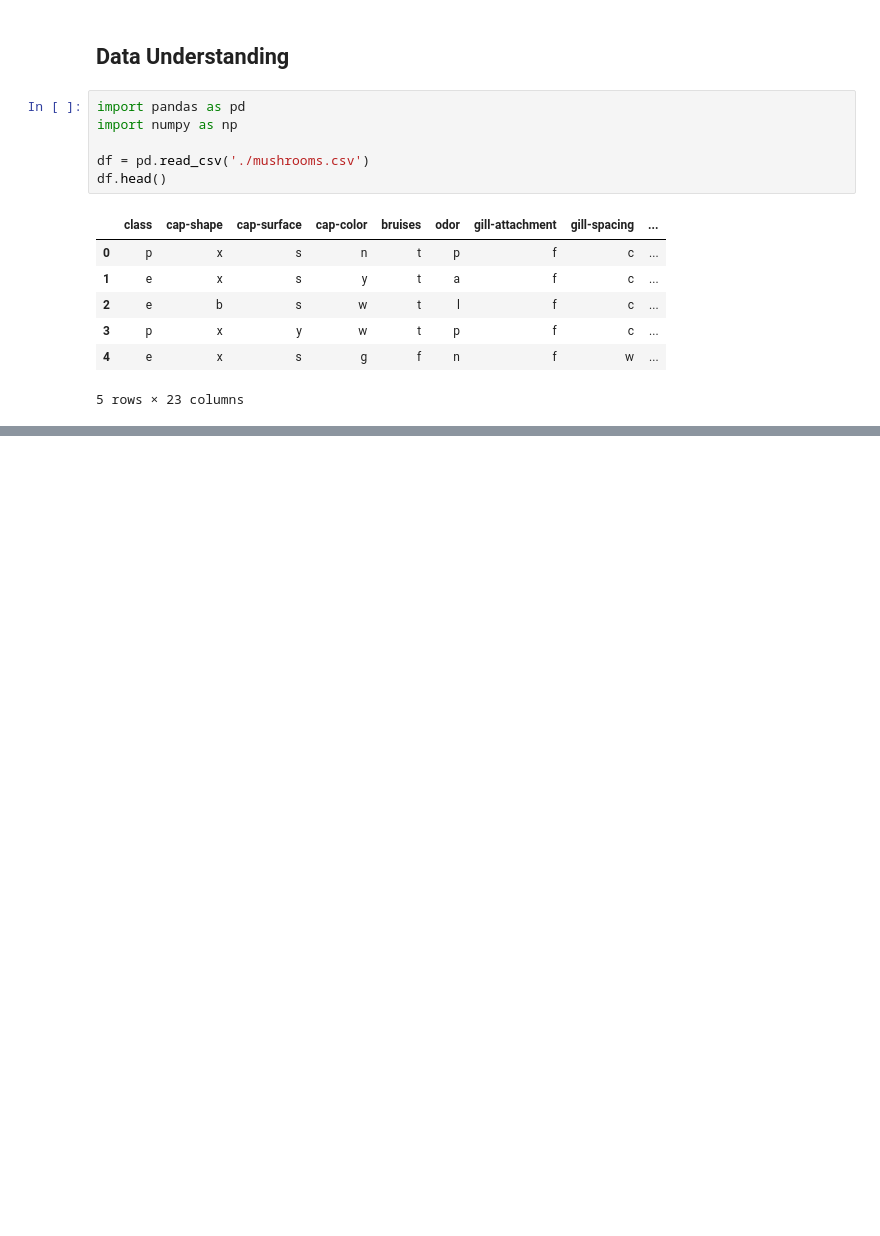
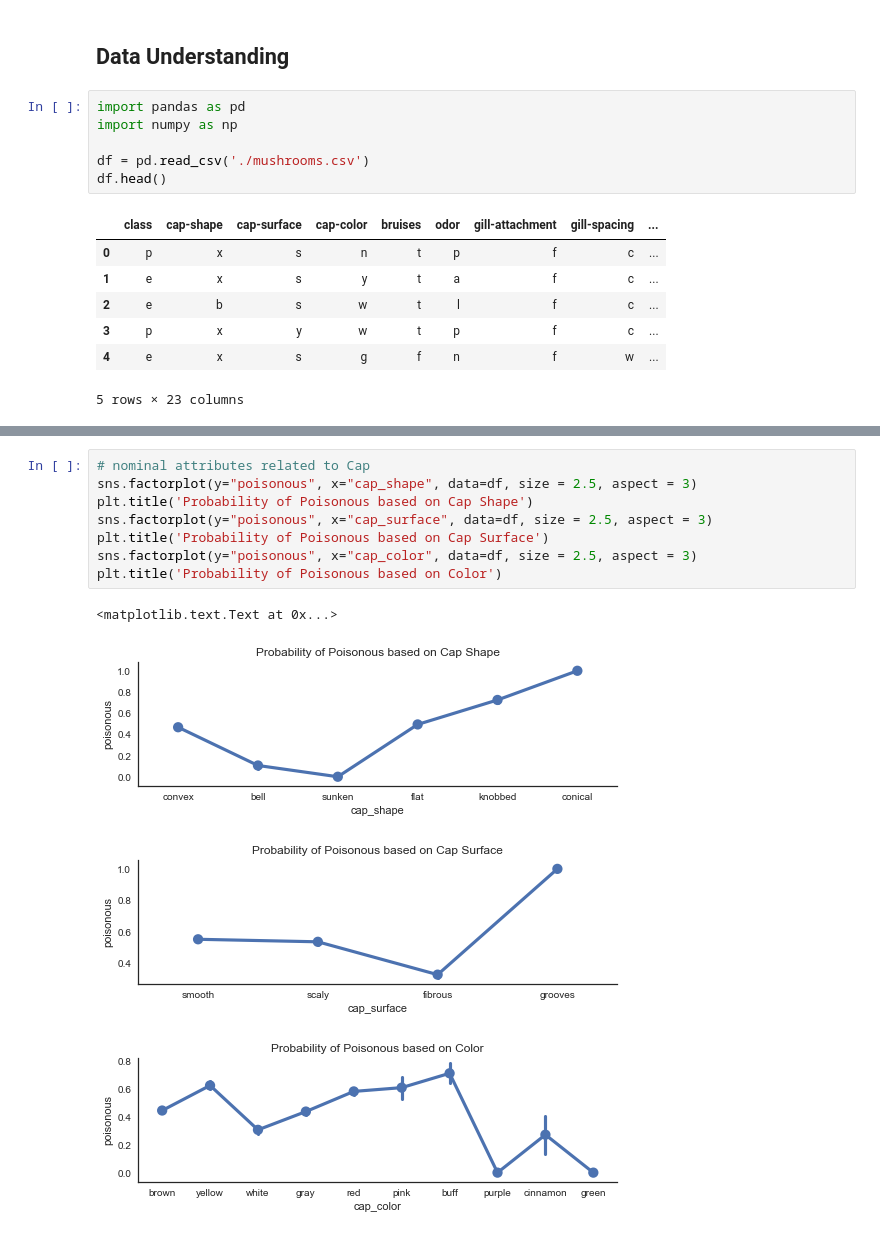
Before and after one commit to Thakugan/machine-learning-notebooks, a Jupyter notebook: 1-exploring-table-data/mushroom-hunting.ipynb, the cells around one changed output, grey strips where cells are left out. Saved outputs shown, nothing was run; the diff lists cells and outputs as text; blank space fills up the shorter version.

```diff
--- a/1-exploring-table-data/mushroom-hunting.ipynb
+++ b/1-exploring-table-data/mushroom-hunting.ipynb
@@ -31,0 +240,13 @@ This data is extremely confusing since we don't inherently know what any of the
+# %%
+# nominal attributes related to Cap
+sns.factorplot(y="poisonous", x="cap_shape", data=df, size = 2.5, aspect = 3)
+plt.title('Probability of Poisonous based on Cap Shape')
+sns.factorplot(y="poisonous", x="cap_surface", data=df, size = 2.5, aspect = 3)
+plt.title('Probability of Poisonous based on Cap Surface')
+sns.factorplot(y="poisonous", x="cap_color", data=df, size = 2.5, aspect = 3)
+plt.title('Probability of Poisonous based on Color')
+# %% [output]
+<matplotlib.text.Text at 0x...>
+[figure, added]
+[figure, added]
+[figure, added]
```
Also changed, not shown: parts of 23 cells of this notebook.
